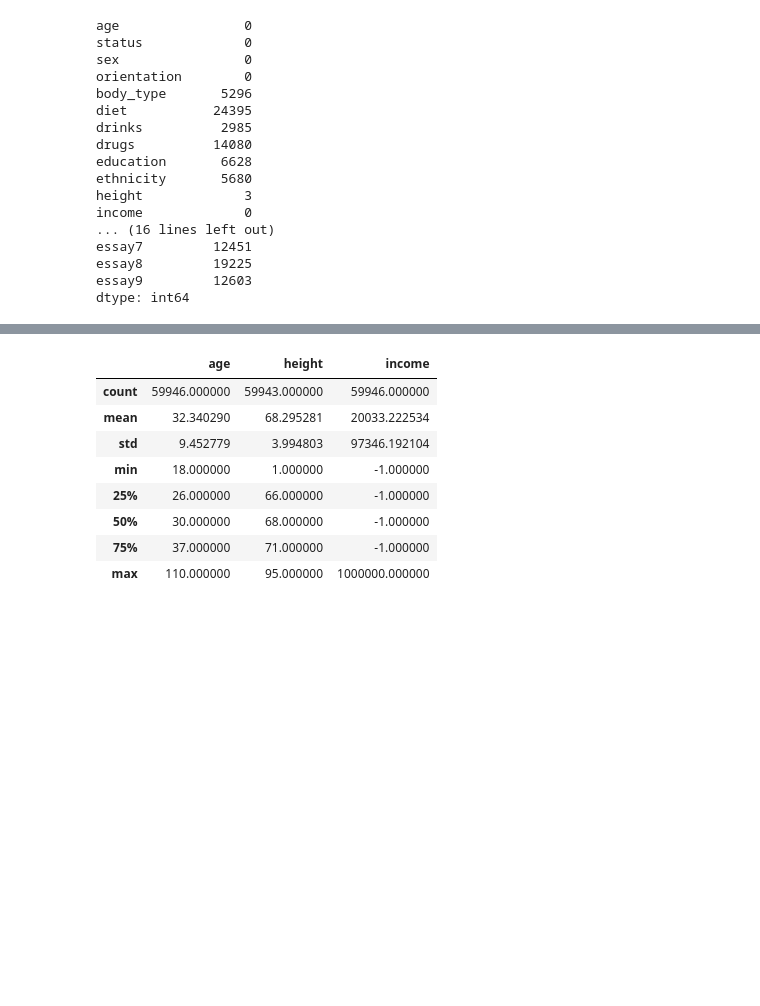
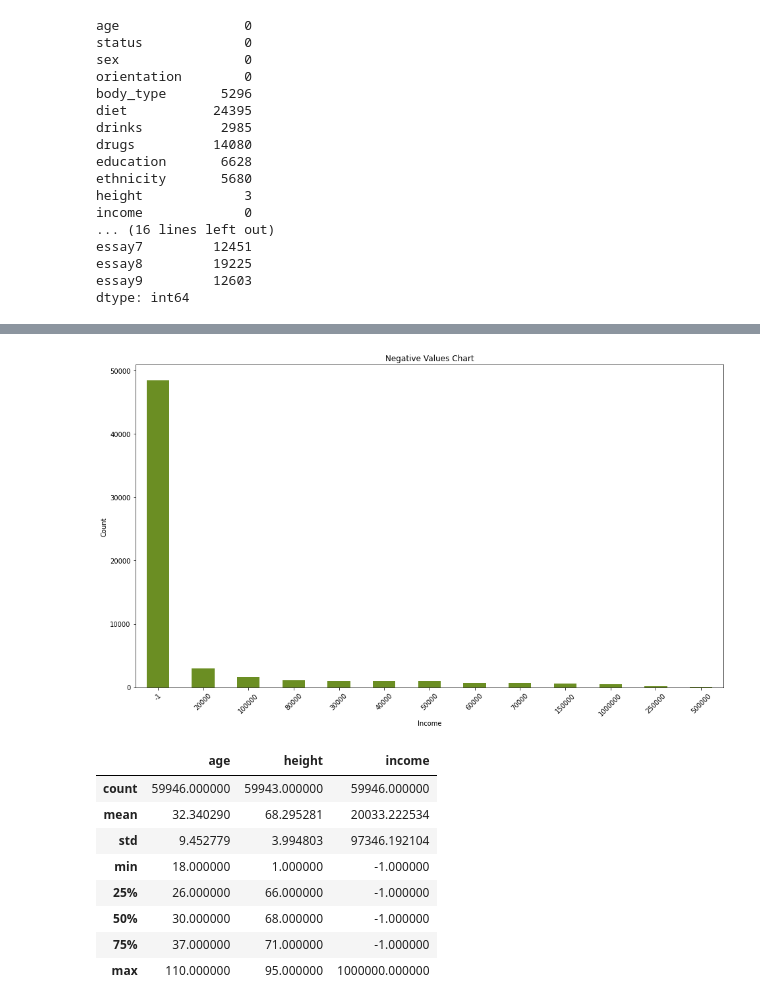
Before and after one commit to truongphamnguyen/daimil-midterm-project, a Jupyter notebook: notebooks/exploring_data.ipynb, the cells around one changed output, grey strips where cells are left out. Cells and saved outputs as stored; diff of their text form; code cells hidden in the pictures; blank space fills up the shorter version.

```diff
--- a/notebooks/exploring_data.ipynb
+++ b/notebooks/exploring_data.ipynb
@@ -99,3 +116,14 @@ plt.savefig('../img/null_values.png',bbox_inches='tight')
+# %%
+cupid_df['income'].value_counts().plot(    kind='bar',
+                                                figsize=(16, 9),
+                                                title='Negative Values Chart',
+                                                xlabel = 'Income',
+                                                ylabel = 'Count',
+                                                color = 'olivedrab')
+plt.xticks(rotation=45)
+plt.savefig('../img/negative_income.png',bbox_inches='tight')
+# %% [output]
+[figure, added]
 # %%
 # Describing the data
 cupid_df.describe()
```
Also changed, not shown: parts of 38 cells of this notebook, 14 other files.
